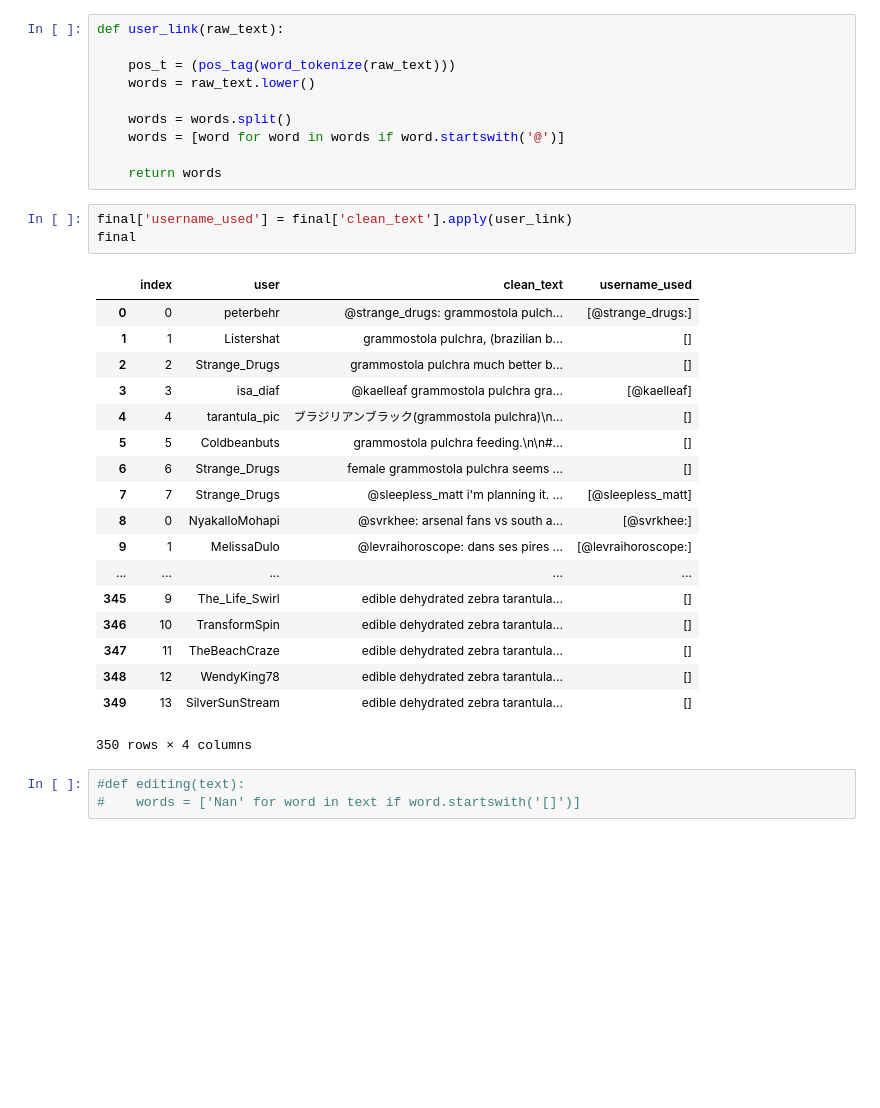
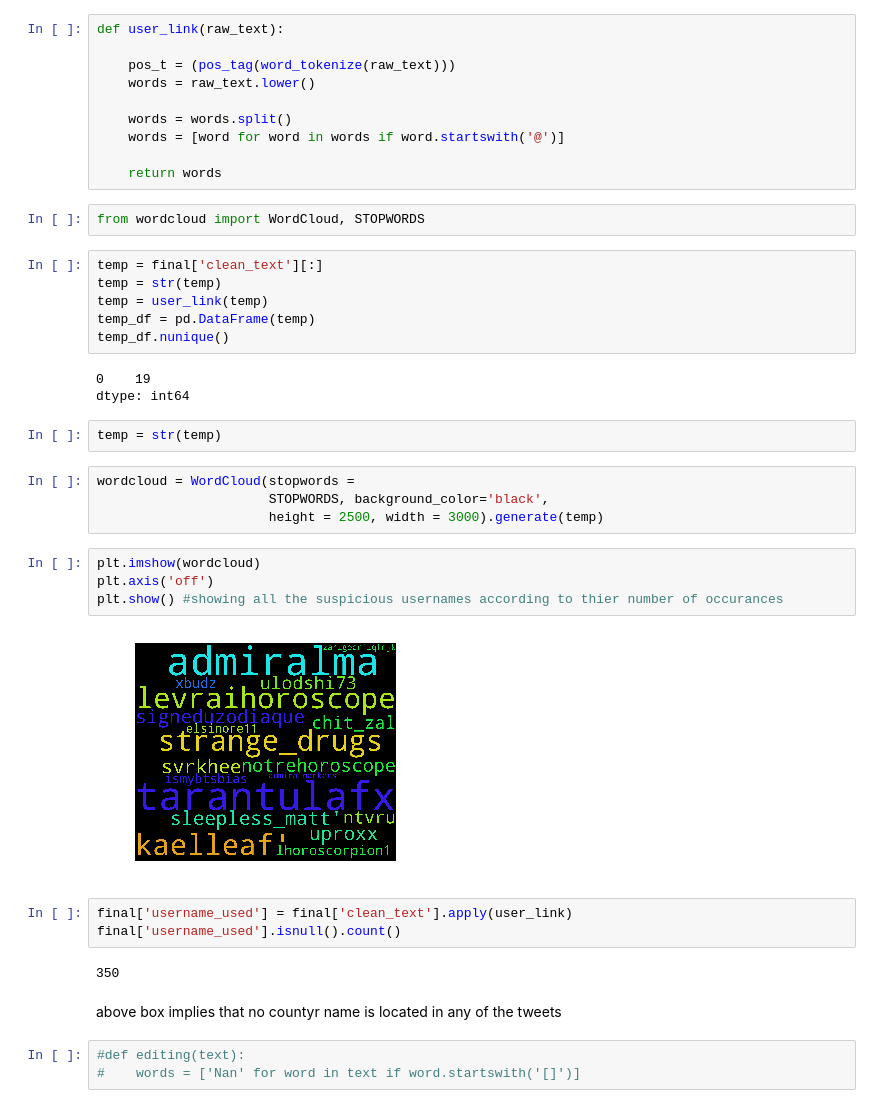
Before and after one commit to InnovativeCoder/Z_hack2k17, a Jupyter notebook: Data_collecion_and Preprocessing/model.ipynb, the cells around one changed output. Saved outputs shown, nothing was run; the diff lists cells and outputs as text; blank space fills up the shorter version.

```diff
--- a/Data_collecion_and Preprocessing/model.ipynb
+++ b/Data_collecion_and Preprocessing/model.ipynb
@@ -209,28 +222,36 @@ def user_link(raw_text):
     words = [word for word in words if word.startswith('@')]
 
     return words
+# %%
+from wordcloud import WordCloud, STOPWORDS
+# %%
+temp = final['clean_text'][:]
+temp = str(temp)
+temp = user_link(temp)
+temp_df = pd.DataFrame(temp)
+temp_df.nunique()
+# %% [output]
+0    19
+dtype: int64
+# %%
+temp = str(temp)
+# %%
+wordcloud = WordCloud(stopwords =
+                      STOPWORDS, background_color='black',
+                      height = 2500, width = 3000).generate(temp)
+# %%
+plt.imshow(wordcloud)
+plt.axis('off')
+plt.show() #showing all the suspicious usernames according to thier number of occurances
+# %% [output]
+[figure, added]
 # %%
 final['username_used'] = final['clean_text'].apply(user_link)
-final
+final['username_used'].isnull().count()
 # %% [output]
-|  | index | user | clean_text | username_used |
-| 0 | 0 | peterbehr | @strange_drugs: grammostola pulch... | [@strange_drugs:] |
-| 1 | 1 | Listershat | grammostola pulchra, (brazilian b... | [] |
-| 2 | 2 | Strange_Drugs | grammostola pulchra much better b... | [] |
-| 3 | 3 | isa_diaf | @kaelleaf grammostola pulchra gra... | [@kaelleaf] |
-| 4 | 4 | tarantula_pic | ブラジリアンブラック(grammostola pulchra)\n... | [] |
-| 5 | 5 | Coldbeanbuts | grammostola pulchra feeding.\n\n#... | [] |
-| 6 | 6 | Strange_Drugs | female grammostola pulchra seems ... | [] |
-| 7 | 7 | Strange_Drugs | @sleepless_matt i'm planning it. ... | [@sleepless_matt] |
-| 8 | 0 | NyakalloMohapi | @svrkhee: arsenal fans vs south a... | [@svrkhee:] |
-| 9 | 1 | MelissaDulo | @levraihoroscope: dans ses pires ... | [@levraihoroscope:] |
-| ... | ... | ... | ... | ... |
-| 345 | 9 | The_Life_Swirl | edible dehydrated zebra tarantula... | [] |
-| 346 | 10 | TransformSpin | edible dehydrated zebra tarantula... | [] |
-| 347 | 11 | TheBeachCraze | edible dehydrated zebra tarantula... | [] |
-| 348 | 12 | WendyKing78 | edible dehydrated zebra tarantula... | [] |
-| 349 | 13 | SilverSunStream | edible dehydrated zebra tarantula... | [] |
-350 rows × 4 columns
+350
+# %% [markdown]
+above box implies that no countyr name is located in any of the tweets
 # %%
 #def editing(text):
 #    words = ['Nan' for word in text if word.startswith('[]')]
```
Also changed, not shown: parts of 10 cells of this notebook, 1 other file.
